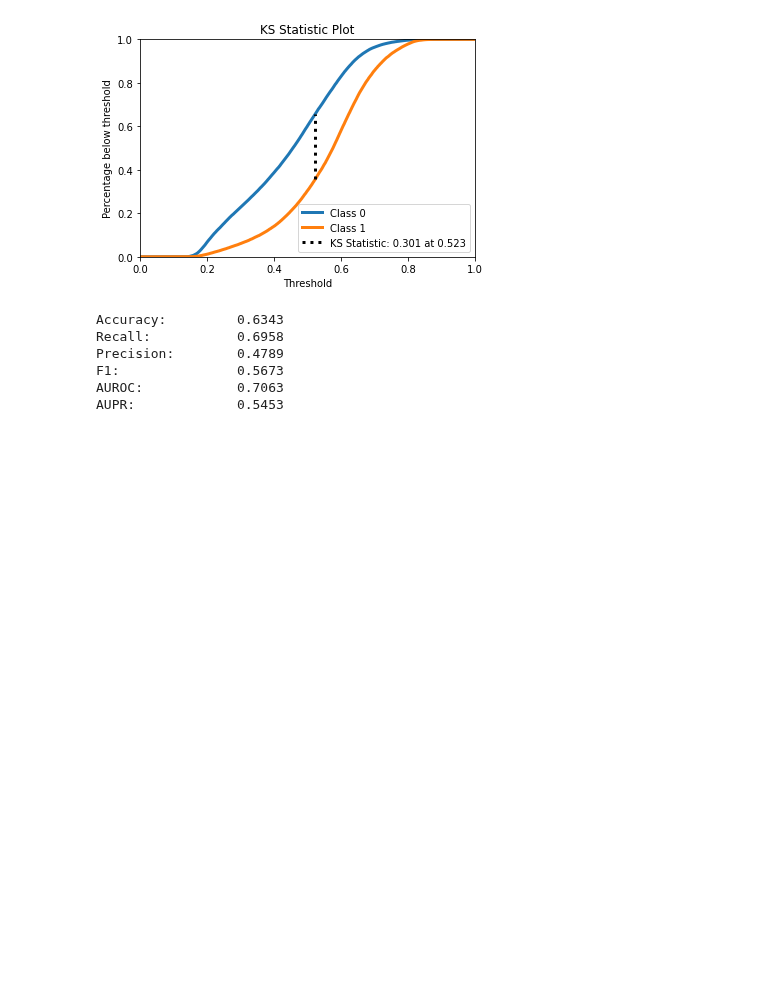
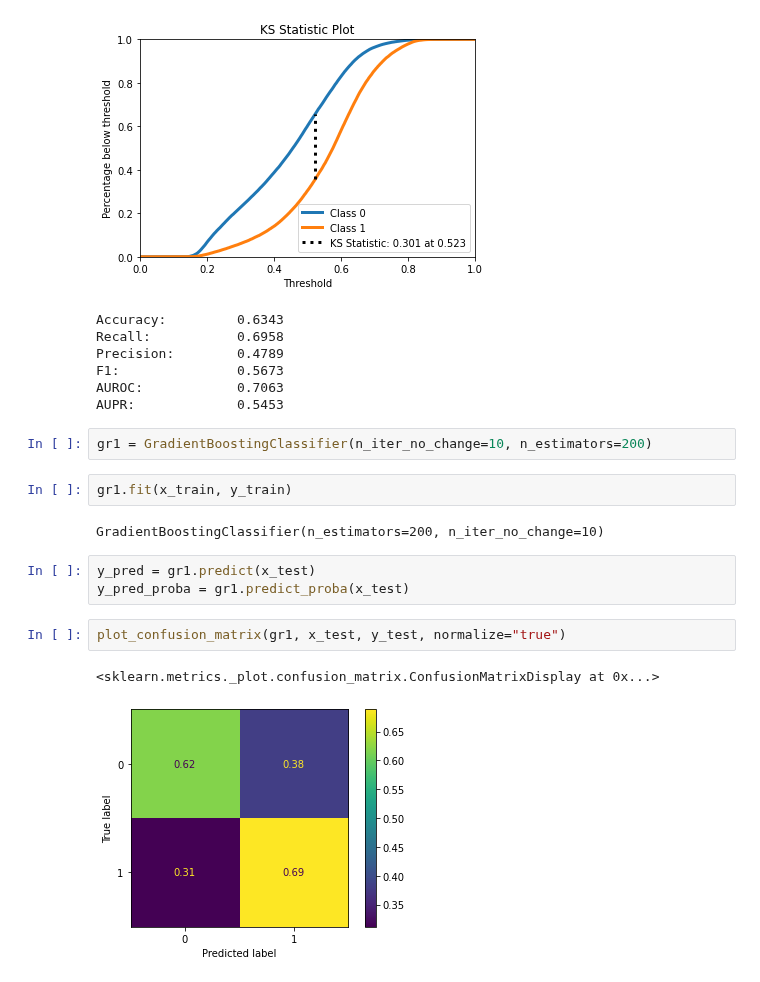
Before and after one commit to rafaelmotaalves/neural-networks, a Jupyter notebook: trn/gradient.ipynb, the cells around one changed output. Cells and saved outputs as stored; diff of their text form; blank space fills up the shorter version.

Commit message:
Add more gradient experiments

```diff
--- a/trn/gradient.ipynb
+++ b/trn/gradient.ipynb
@@ -37,3 +37,17 @@ Precision:        0.4789
 F1:               0.5673
 AUROC:            0.7063
 AUPR:             0.5453
+# %%
+gr1 = GradientBoostingClassifier(n_iter_no_change=10, n_estimators=200)
+# %%
+gr1.fit(x_train, y_train)
+# %% [output]
+GradientBoostingClassifier(n_estimators=200, n_iter_no_change=10)
+# %%
+y_pred = gr1.predict(x_test)
+y_pred_proba = gr1.predict_proba(x_test)
+# %%
+plot_confusion_matrix(gr1, x_test, y_test, normalize="true")
+# %% [output]
+<sklearn.metrics._plot.confusion_matrix.ConfusionMatrixDisplay at 0x...>
+[figure, added]
```
Also changed, not shown: parts of 11 cells of this notebook.
